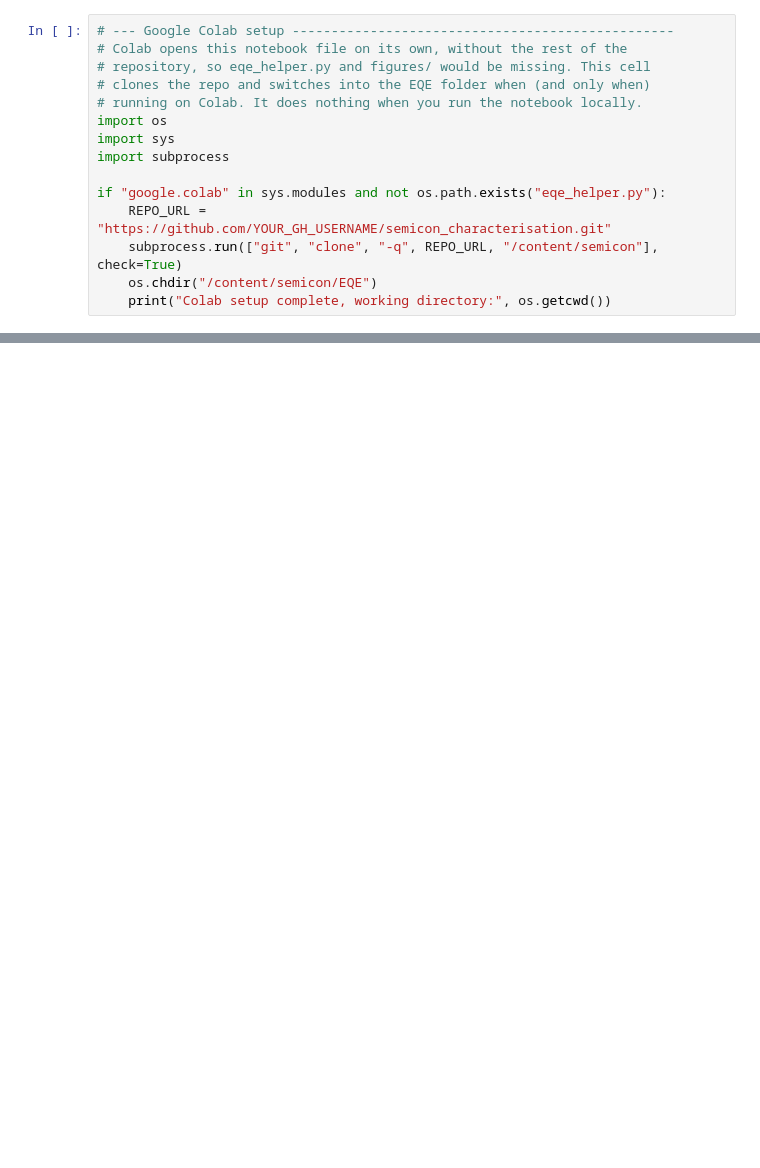
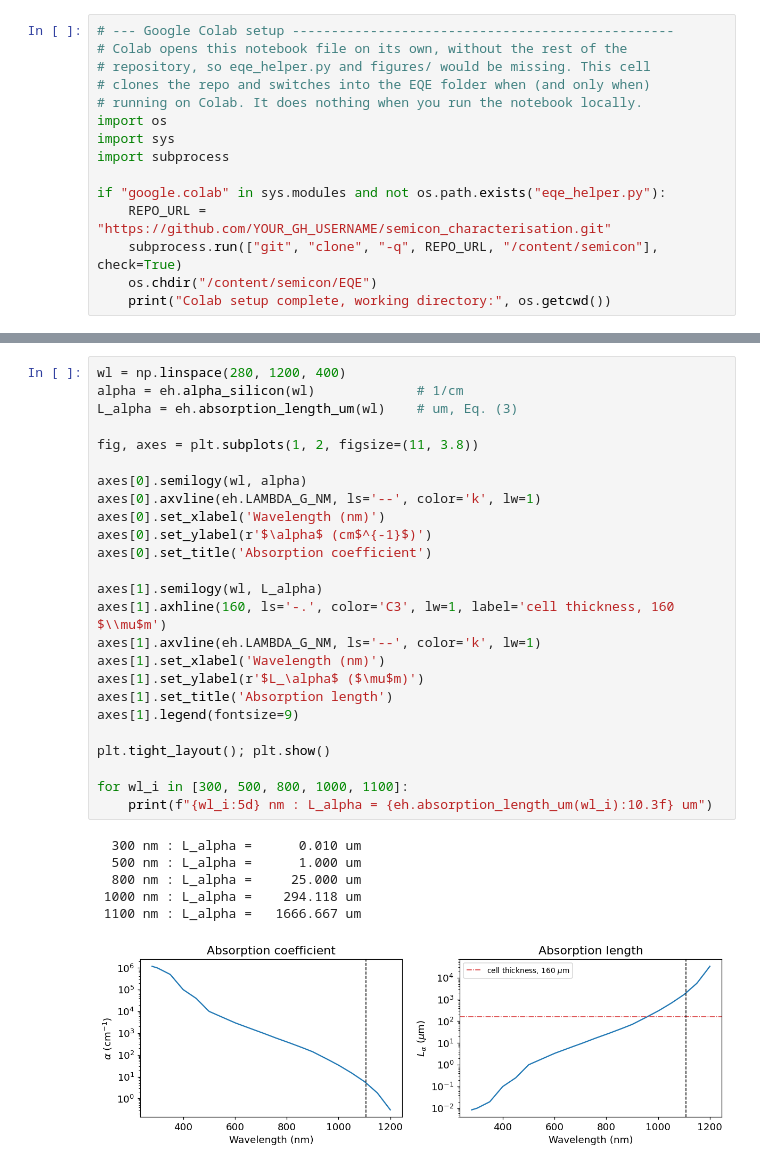
Before and after one commit to Oxford-eMat-Lab/semiconductor-characterisation, a Jupyter notebook: EQE/eqe_analysis.ipynb, the cells around one changed output, grey strips where cells are left out. Cells and saved outputs as stored; diff of their text form; blank space fills up the shorter version.

```diff
--- a/EQE/eqe_analysis.ipynb
+++ b/EQE/eqe_analysis.ipynb
@@ -446,0 +105,32 @@ modelling.
+# %%
+wl = np.linspace(280, 1200, 400)
+alpha = eh.alpha_silicon(wl)             # 1/cm
+L_alpha = eh.absorption_length_um(wl)    # um, Eq. (3)
+
+fig, axes = plt.subplots(1, 2, figsize=(11, 3.8))
+
+axes[0].semilogy(wl, alpha)
+axes[0].axvline(eh.LAMBDA_G_NM, ls='--', color='k', lw=1)
+axes[0].set_xlabel('Wavelength (nm)')
+axes[0].set_ylabel(r'$\alpha$ (cm$^{-1}$)')
+axes[0].set_title('Absorption coefficient')
+
+axes[1].semilogy(wl, L_alpha)
+axes[1].axhline(160, ls='-.', color='C3', lw=1, label='cell thickness, 160 $\\mu$m')
+axes[1].axvline(eh.LAMBDA_G_NM, ls='--', color='k', lw=1)
+axes[1].set_xlabel('Wavelength (nm)')
+axes[1].set_ylabel(r'$L_\alpha$ ($\mu$m)')
+axes[1].set_title('Absorption length')
+axes[1].legend(fontsize=9)
+
+plt.tight_layout(); plt.show()
+
+for wl_i in [300, 500, 800, 1000, 1100]:
+    print(f"{wl_i:5d} nm : L_alpha = {eh.absorption_length_um(wl_i):10.3f} um")
+# %% [output]
+  300 nm : L_alpha =      0.010 um
+  500 nm : L_alpha =      1.000 um
+  800 nm : L_alpha =     25.000 um
+ 1000 nm : L_alpha =    294.118 um
+ 1100 nm : L_alpha =   1666.667 um
+[figure, added]
```
Also changed, not shown: parts of 42 cells of this notebook, 41 other files.
